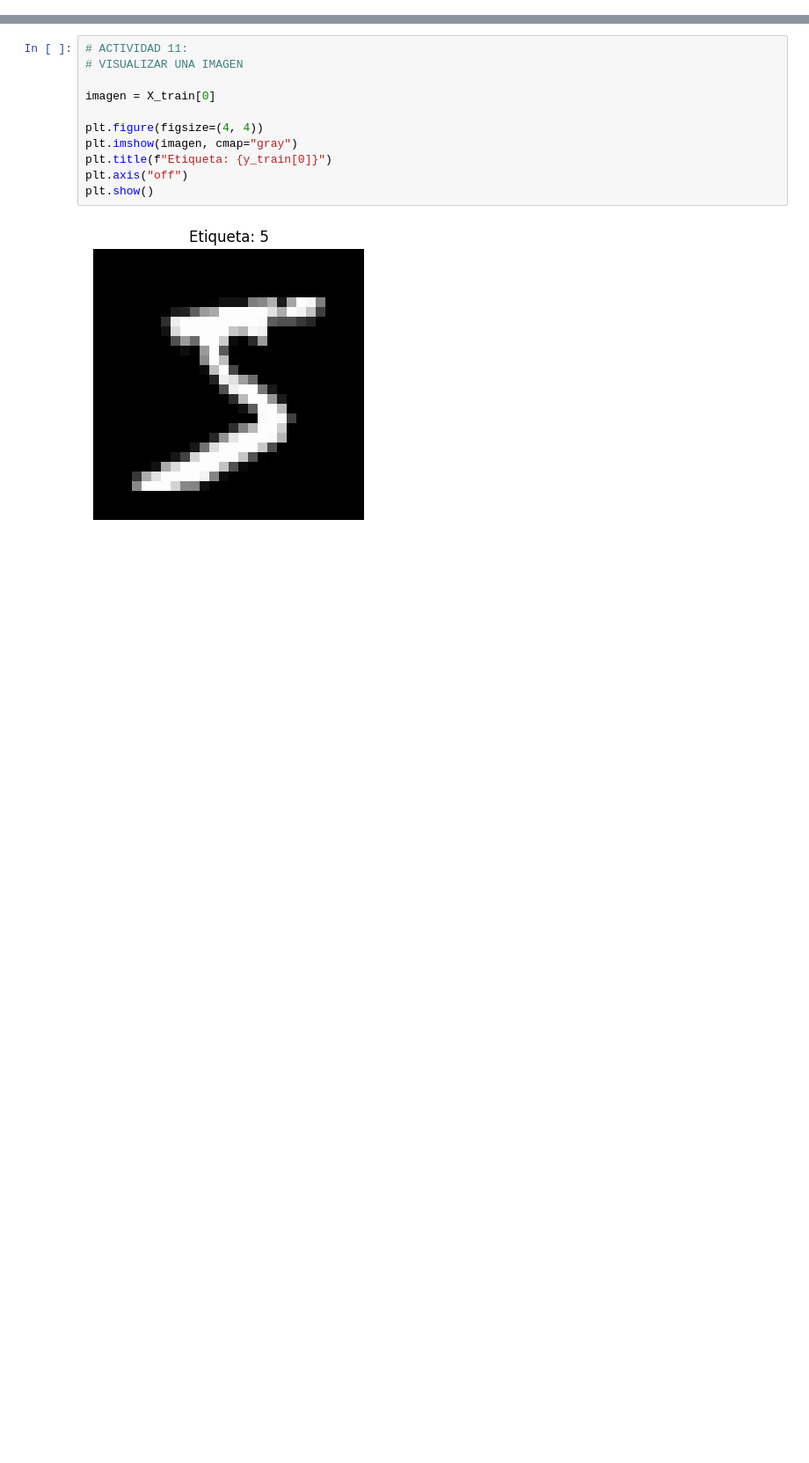
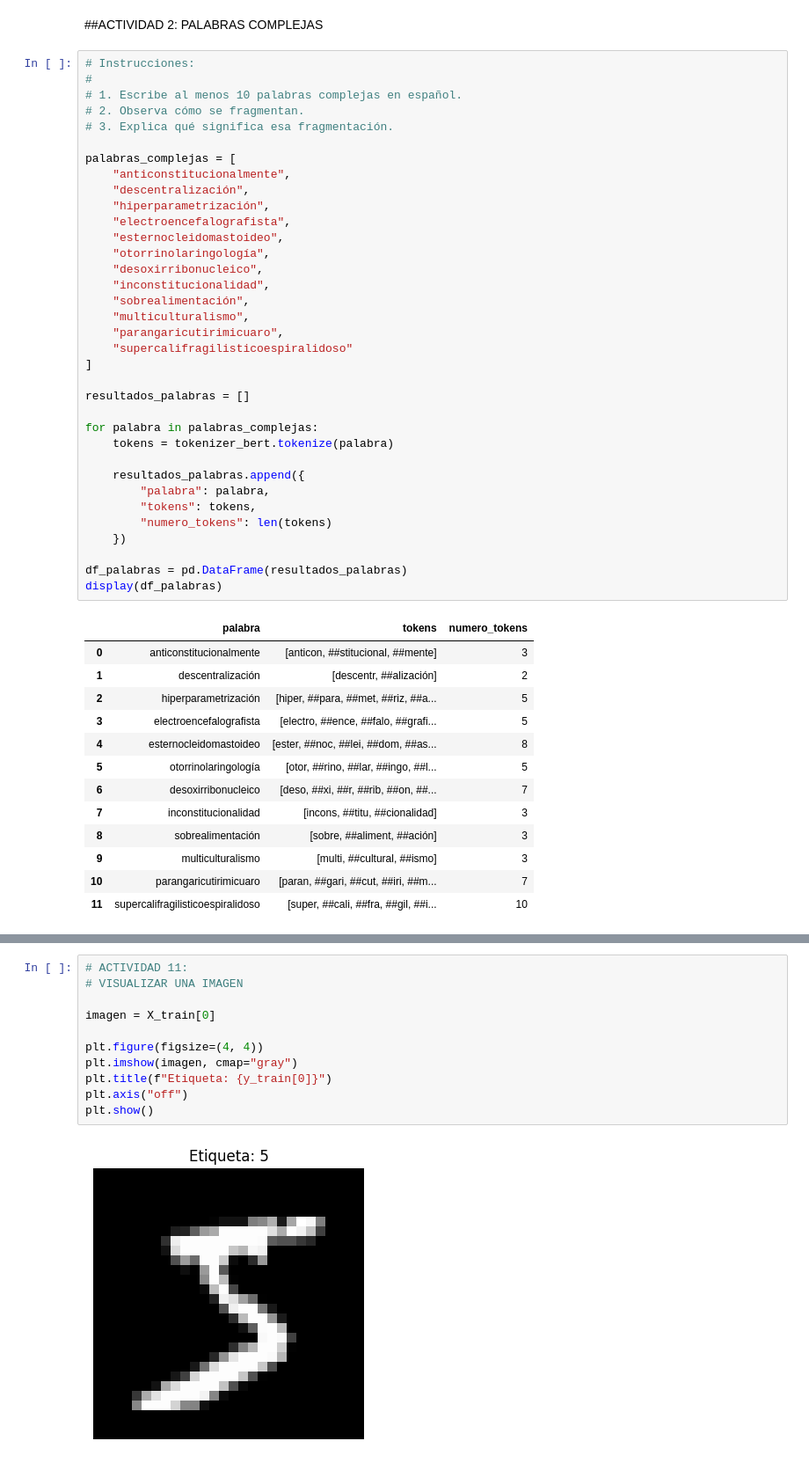
Before and after one commit to Acatziin/Code, a Jupyter notebook: Diplomado_IA/Módulo_X/Tarea 1 - Módulo X - Transformers.ipynb, the cells around one changed output, grey strips where cells are left out. Shown at 88% size. Cells and saved outputs as stored; diff of their text form; blank space fills up the shorter version.

```diff
--- a/Diplomado_IA/Módulo_X/Tarea 1 - Módulo X - Transformers.ipynb
+++ b/Diplomado_IA/Módulo_X/Tarea 1 - Módulo X - Transformers.ipynb
@@ -291,0 +226,52 @@ IndexError: list index out of range
+# %% [markdown]
+##ACTIVIDAD 2:
+PALABRAS COMPLEJAS
+# %%
+# Instrucciones:
+#
+# 1. Escribe al menos 10 palabras complejas en español.
+# 2. Observa cómo se fragmentan.
+# 3. Explica qué significa esa fragmentación.
+
+palabras_complejas = [
+    "anticonstitucionalmente",
+    "descentralización",
+    "hiperparametrización",
+    "electroencefalografista",
+    "esternocleidomastoideo",
+    "otorrinolaringología",
+    "desoxirribonucleico",
+    "inconstitucionalidad",
+    "sobrealimentación",
+    "multiculturalismo",
+    "parangaricutirimicuaro",
+    "supercalifragilisticoespiralidoso"
+]
+
+resultados_palabras = []
+
+for palabra in palabras_complejas:
+    tokens = tokenizer_bert.tokenize(palabra)
+
+    resultados_palabras.append({
+        "palabra": palabra,
+        "tokens": tokens,
+        "numero_tokens": len(tokens)
+    })
+
+df_palabras = pd.DataFrame(resultados_palabras)
+display(df_palabras)
+# %% [output]
+|  | palabra | tokens | numero_tokens |
+| 0 | anticonstitucionalmente | [anticon, ##stitucional, ##mente] | 3 |
+| 1 | descentralización | [descentr, ##alización] | 2 |
+| 2 | hiperparametrización | [hiper, ##para, ##met, ##riz, ##a... | 5 |
+| 3 | electroencefalografista | [electro, ##ence, ##falo, ##grafi... | 5 |
+| 4 | esternocleidomastoideo | [ester, ##noc, ##lei, ##dom, ##as... | 8 |
+| 5 | otorrinolaringología | [otor, ##rino, ##lar, ##ingo, ##l... | 5 |
+| 6 | desoxirribonucleico | [deso, ##xi, ##r, ##rib, ##on, ##... | 7 |
+| 7 | inconstitucionalidad | [incons, ##titu, ##cionalidad] | 3 |
+| 8 | sobrealimentación | [sobre, ##aliment, ##ación] | 3 |
+| 9 | multiculturalismo | [multi, ##cultural, ##ismo] | 3 |
+| 10 | parangaricutirimicuaro | [paran, ##gari, ##cut, ##iri, ##m... | 7 |
+| 11 | supercalifragilisticoespiralidoso | [super, ##cali, ##fra, ##gil, ##i... | 10 |
```
Also changed, not shown: parts of 53 cells of this notebook, 1 other file.
